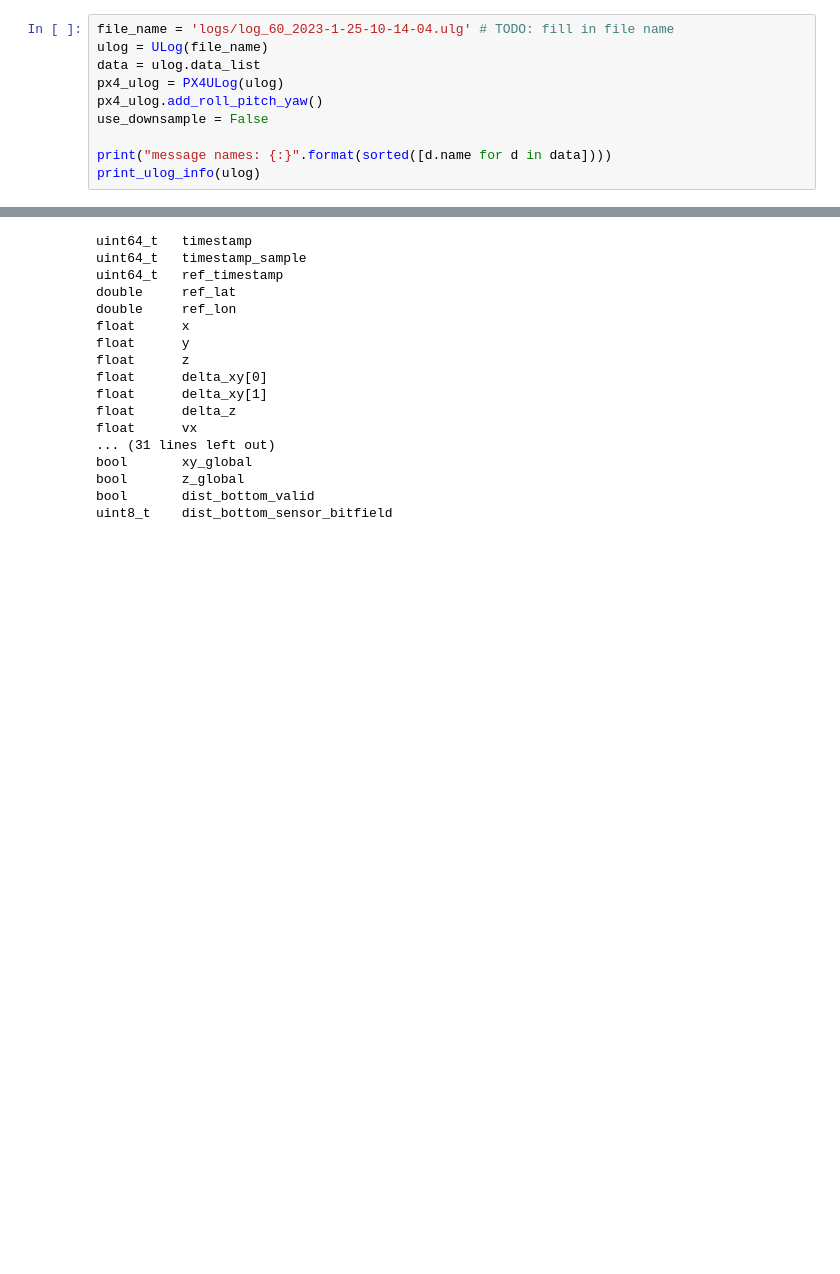
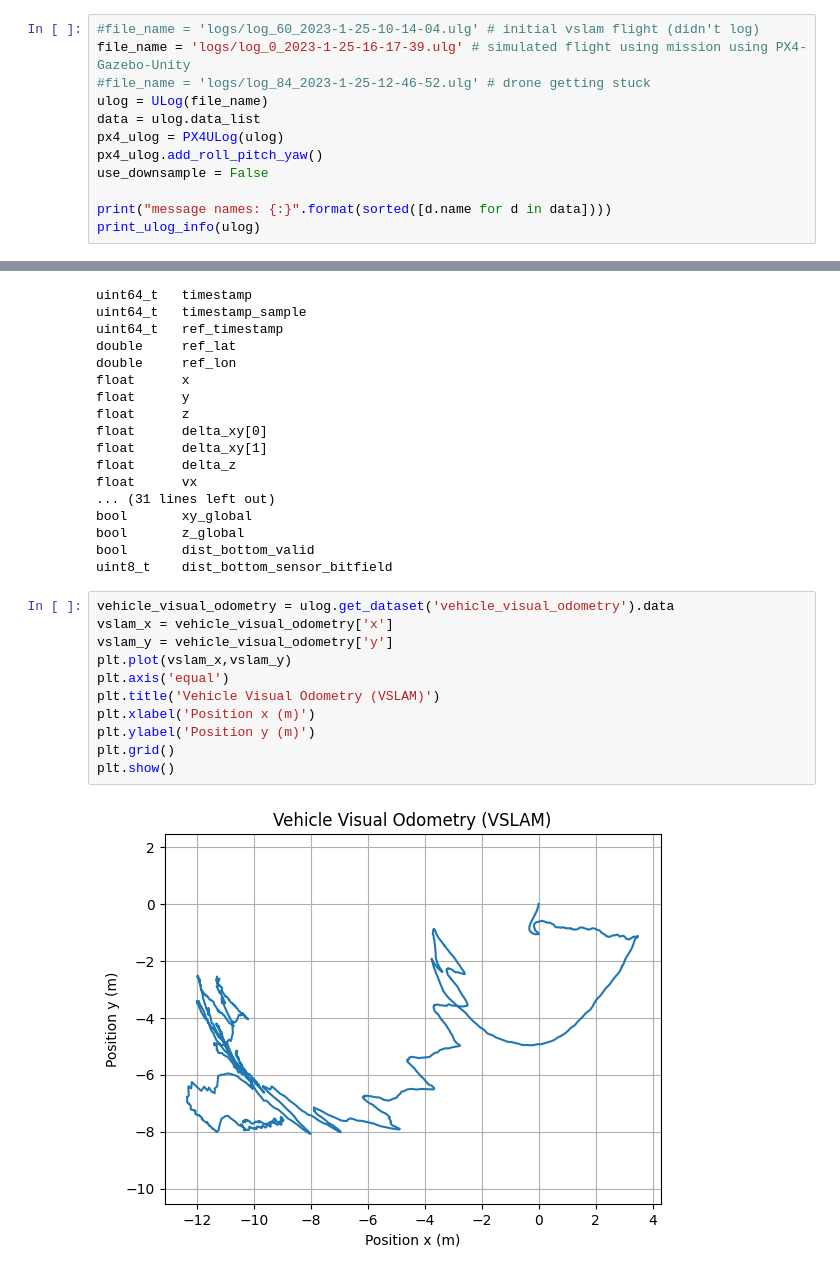
Before and after one commit to netdrones/flight_review, a Jupyter notebook: app/plotting_vslam.ipynb, the cells around one changed output, grey strips where cells are left out. Cells and saved outputs as stored; diff of their text form; blank space fills up the shorter version.

Commit message:
adding additional plot scripts

```diff
--- a/app/plotting_vslam.ipynb
+++ b/app/plotting_vslam.ipynb
@@ -26,7 +27,9 @@ output_notebook()
 Loading BokehJS ...
 [interactive output not drawn]
 # %%
-file_name = 'logs/log_60_2023-1-25-10-14-04.ulg' # TODO: fill in file name
+#file_name = 'logs/log_60_2023-1-25-10-14-04.ulg' # initial vslam flight (didn't log)
+file_name = 'logs/log_0_2023-1-25-16-17-39.ulg' # simulated flight using mission using PX4-Gazebo-Unity
+#file_name = 'logs/log_84_2023-1-25-12-46-52.ulg' # drone getting stuck
 ulog = ULog(file_name)
 data = ulog.data_list
 px4_ulog = PX4ULog(ulog)
@@ -95,6 +99,19 @@ bool       xy_global
 bool       z_global
 bool       dist_bottom_valid
 uint8_t    dist_bottom_sensor_bitfield
+# %%
+vehicle_visual_odometry = ulog.get_dataset('vehicle_visual_odometry').data
+vslam_x = vehicle_visual_odometry['x']
+vslam_y = vehicle_visual_odometry['y']
+plt.plot(vslam_x,vslam_y)
+plt.axis('equal')
+plt.title('Vehicle Visual Odometry (VSLAM)')
+plt.xlabel('Position x (m)')
+plt.ylabel('Position y (m)')
+plt.grid()
+plt.show()
+# %% [output]
+[figure, added]
 # %%
 estimator_local_position = ulog.get_dataset('estimator_local_position').data
 est_x = estimator_local_position['x']
```
Also changed, not shown: parts of 25 cells of this notebook, 5 other files.
